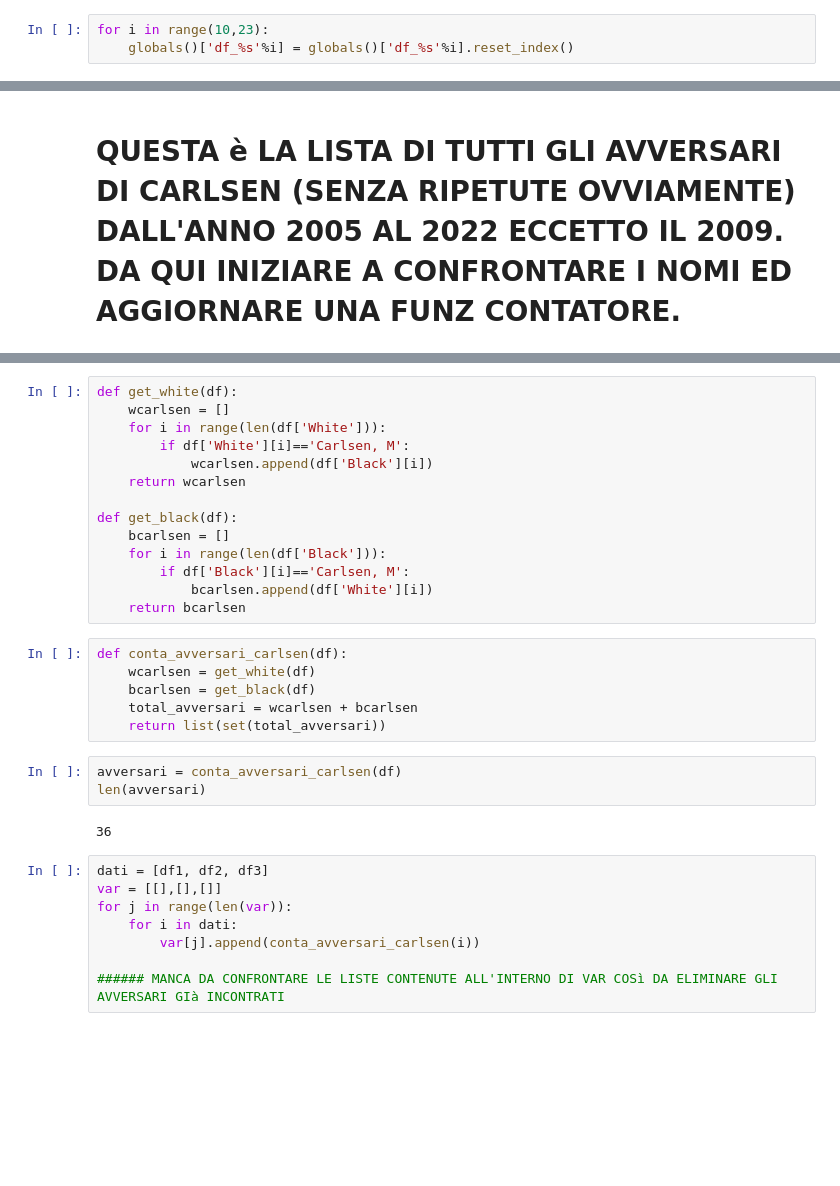
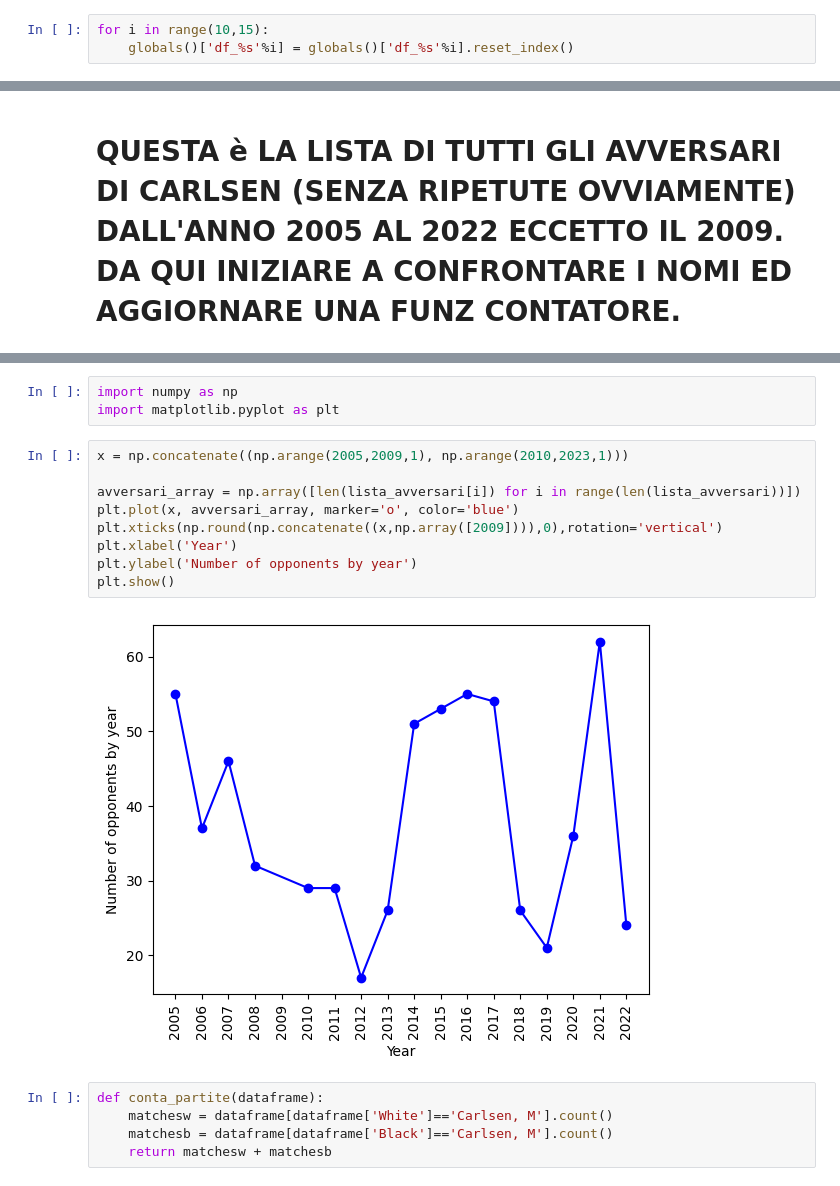
Before and after one commit to poporubeus/Chess_network, a Jupyter notebook: carlsen_ioealex_e_matteo.ipynb, the cells around one changed output, grey strips where cells are left out. Drawn from its saved outputs; the diff is of its cells as text; blank space fills up the shorter version.

```diff
--- a/carlsen_ioealex_e_matteo.ipynb
+++ b/carlsen_ioealex_e_matteo.ipynb
@@ -349,5 +406,5 @@ df_22
 | 13194 | 59090 | Nordebrink, J | Olsson, F | 1-0 | 2022-10-16 | B22 Sicilian, Alapin's variation ... |
 13195 rows × 6 columns
 # %%
-for i in range(10,23):
+for i in range(10,15):
     globals()['df_%s'%i] = globals()['df_%s'%i].reset_index()
@@ -616,33 +555,19 @@ len(avversari_di_carlsen)
-# %%
-def get_white(df):
-    wcarlsen = []
-    for i in range(len(df['White'])):
-        if df['White'][i]=='Carlsen, M':
-            wcarlsen.append(df['Black'][i])
-    return wcarlsen
-
-def get_black(df):
-    bcarlsen = []
-    for i in range(len(df['Black'])):
-        if df['Black'][i]=='Carlsen, M':
-            bcarlsen.append(df['White'][i])
-    return bcarlsen
-# %%
-def conta_avversari_carlsen(df):
-    wcarlsen = get_white(df)
-    bcarlsen = get_black(df)
-    total_avversari = wcarlsen + bcarlsen
-    return list(set(total_avversari))
-# %%
-avversari = conta_avversari_carlsen(df)
-len(avversari)
-# %% [output]
-36
-# %%
-dati = [df1, df2, df3]
-var = [[],[],[]]
-for j in range(len(var)):
-    for i in dati:
-        var[j].append(conta_avversari_carlsen(i))
-
-###### MANCA DA CONFRONTARE LE LISTE CONTENUTE ALL'INTERNO DI VAR COSì DA ELIMINARE GLI AVVERSARI GIà INCONTRATI
+# %%
+import numpy as np
+import matplotlib.pyplot as plt
+# %%
+x = np.concatenate((np.arange(2005,2009,1), np.arange(2010,2023,1)))
+
+avversari_array = np.array([len(lista_avversari[i]) for i in range(len(lista_avversari))])
+plt.plot(x, avversari_array, marker='o', color='blue')
+plt.xticks(np.round(np.concatenate((x,np.array([2009]))),0),rotation='vertical')
+plt.xlabel('Year')
+plt.ylabel('Number of opponents by year')
+plt.show()
+# %% [output]
+[figure, added]
+# %%
+def conta_partite(dataframe):
+    matchesw = dataframe[dataframe['White']=='Carlsen, M'].count()
+    matchesb = dataframe[dataframe['Black']=='Carlsen, M'].count()
+    return matchesw + matchesb
```
Also changed, not shown: parts of 44 cells of this notebook.
